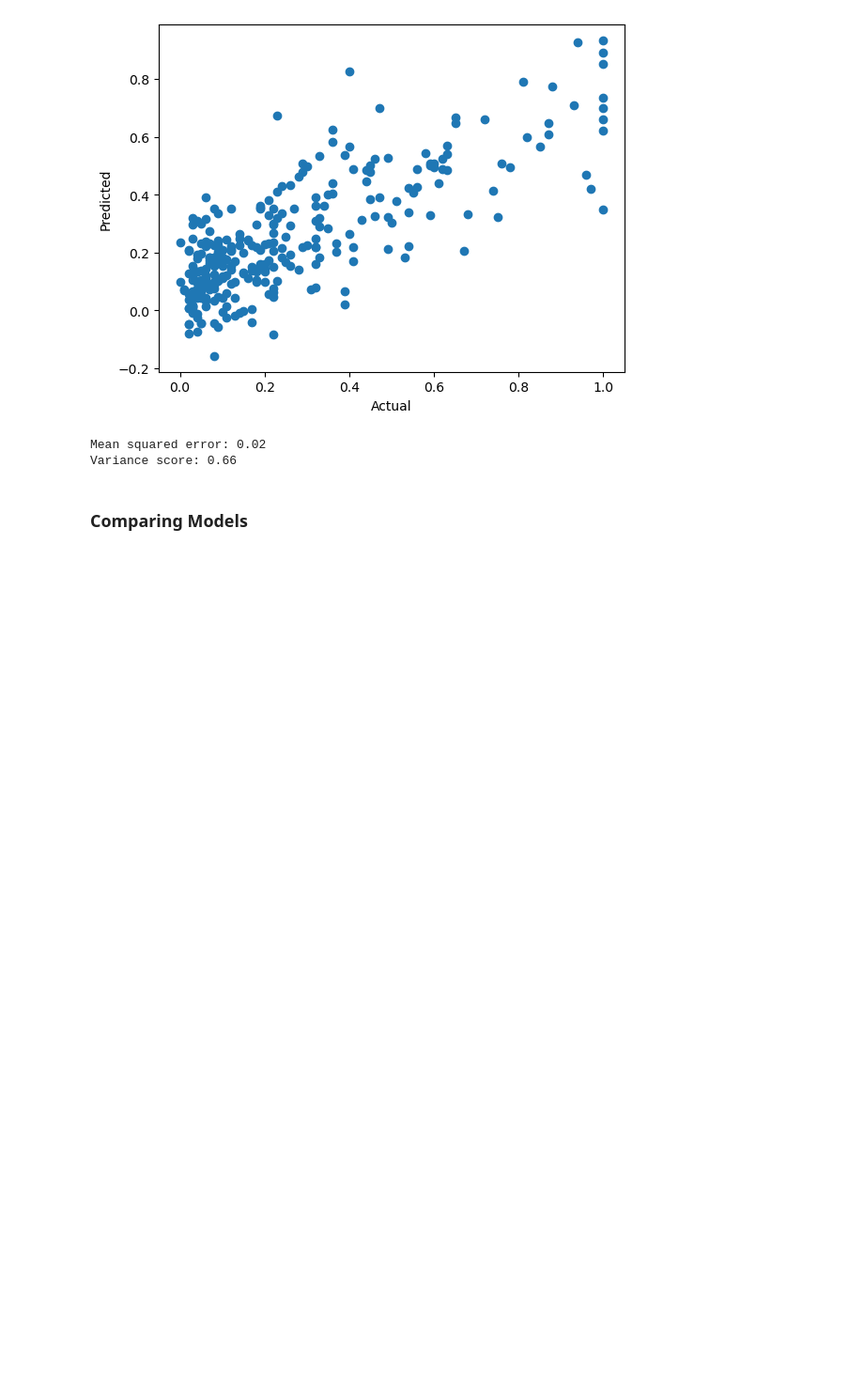
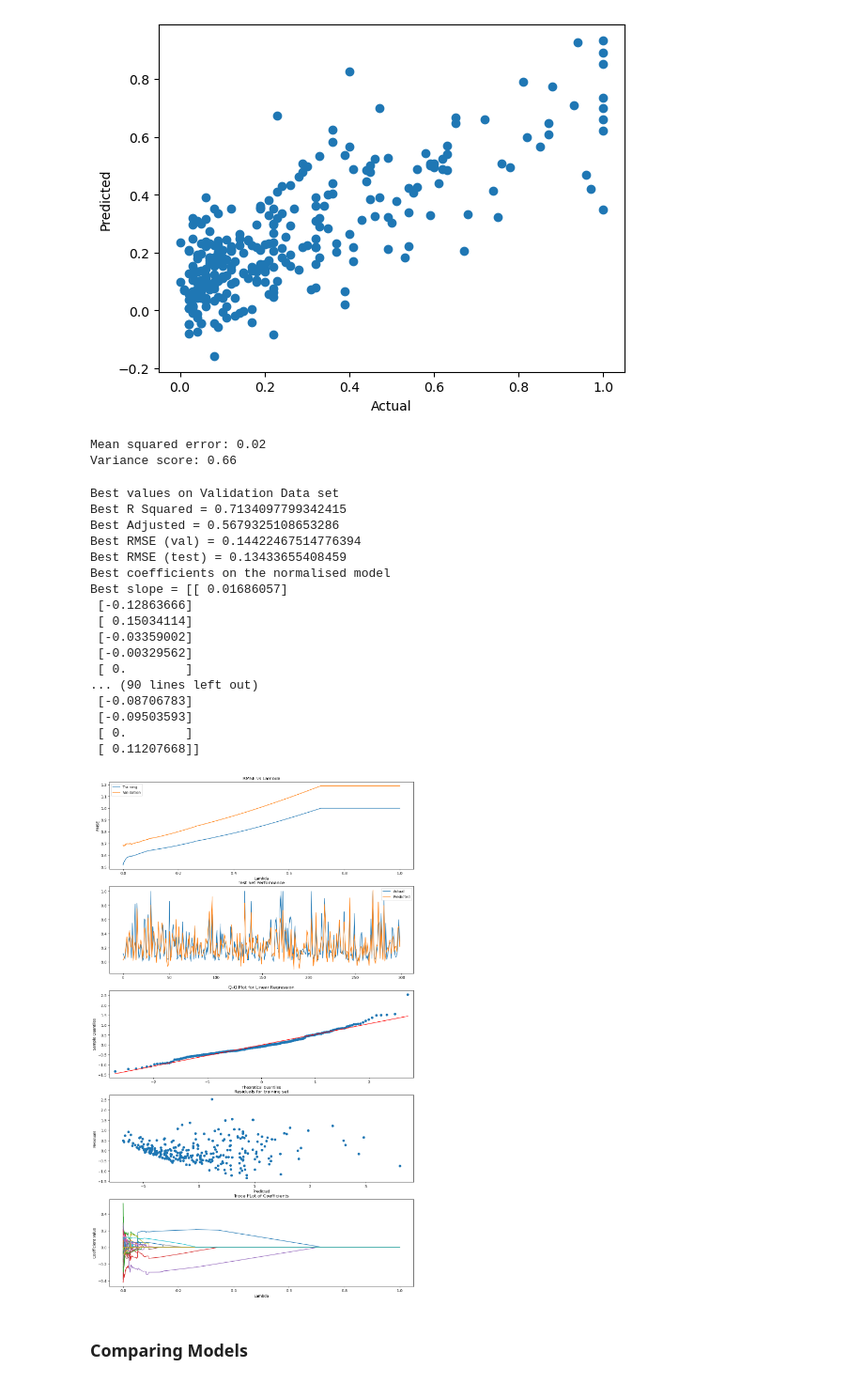
Before and after one commit to DonMMK/Machine-Learning-CAB420, a Jupyter notebook: assessment1a/Q1/CAB420_A1A_Q1_Template.ipynb, the cells around one changed output. Shown at 94% size. Drawn from its saved outputs; the diff is of its cells as text; code cells hidden in the pictures; blank space fills up the shorter version.

```diff
--- a/assessment1a/Q1/CAB420_A1A_Q1_Template.ipynb
+++ b/assessment1a/Q1/CAB420_A1A_Q1_Template.ipynb
@@ -408,6 +639,30 @@ Variance score: 0.62
 [figure]
 Mean squared error: 0.02
 Variance score: 0.66
+# %%
+# setting L1_L2 to 1 will make it a lasson regression model
+alpha_list = np.linspace(0, 1.0, 1000)
+evaluate_regularisation(X_train_std, Y_train_std, X_val_std, Y_val_std, X_test_std, Y_test_std,
+                        mu_train_y, sigma_train_y, alpha_list, 1)
+# %% [output]
+Best values on Validation Data set
+Best R Squared = 0.7134097799342415
+Best Adjusted = 0.5679325108653286
+Best RMSE (val) = 0.14422467514776394
+Best RMSE (test) = 0.13433655408459
+Best coefficients on the normalised model
+Best slope = [[ 0.01686057]
+ [-0.12863666]
+ [ 0.15034114]
+ [-0.03359002]
+ [-0.00329562]
+ [ 0.        ]
+... (90 lines left out)
+ [-0.08706783]
+ [-0.09503593]
+ [ 0.        ]
+ [ 0.11207668]]
+[figure, added]
 # %% [markdown]
 ### Comparing Models
 # %%
```
Also changed, not shown: parts of 4 cells of this notebook.
